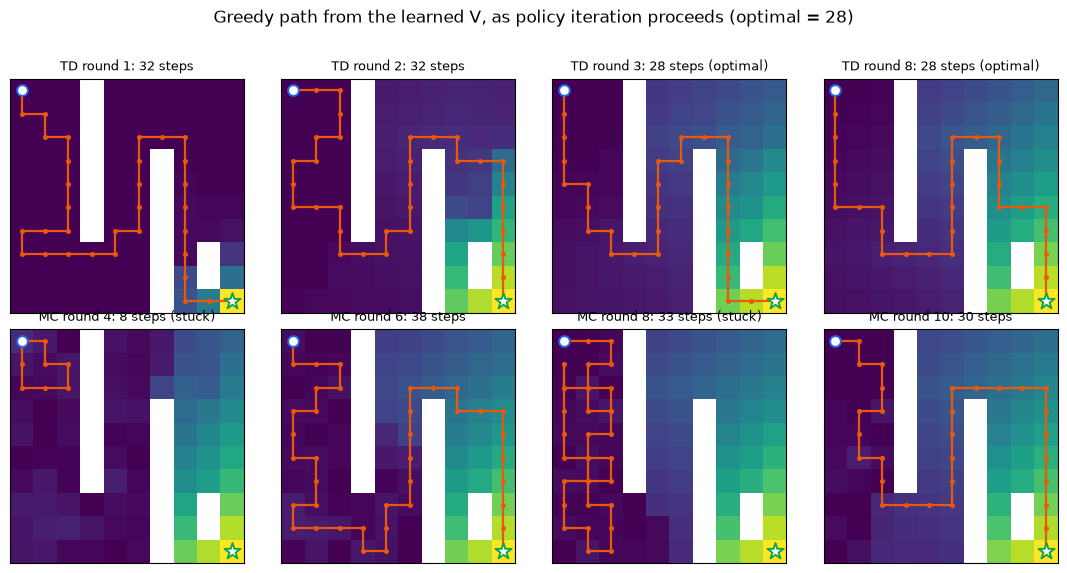
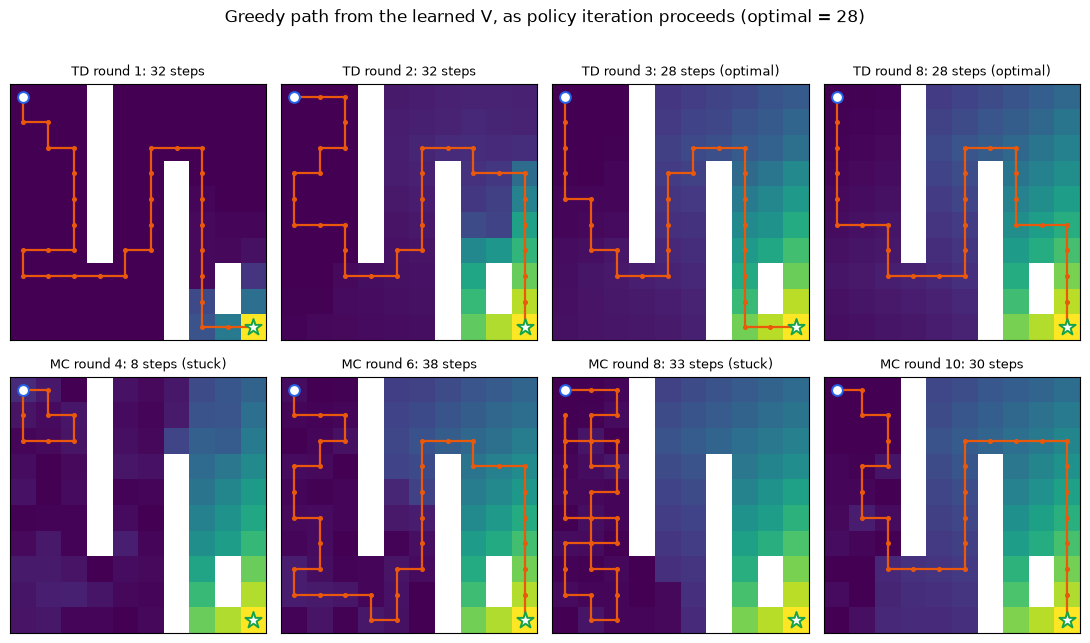
Unified diff of the notebook cell whose output changed from the first chart to the second:
--- before
+++ after
@@ -71,5 +71,5 @@
     ax.set_title(title, fontsize=9); ax.set_xticks([]); ax.set_yticks([])
 
-fig, axes = plt.subplots(2, 4, figsize=(11, 5.8))
+fig, axes = plt.subplots(2, 4, figsize=(11, 6.6))
 for j, r in enumerate([1, 2, 3, 8]):
     k, p, ok, V = td[r - 1]
@@ -79,3 +79,3 @@
     panel(axes[1, j], V, p, ok, f"MC round {k}: {len(p)-1} steps" + ("" if ok else " (stuck)"))
 fig.suptitle("Greedy path from the learned V, as policy iteration proceeds (optimal = %d)" % SHORT, fontsize=12)
-plt.tight_layout(rect=[0, 0, 1, 0.96]); plt.show()
+plt.tight_layout(rect=[0, 0, 1, 0.95], h_pad=3.4); plt.show()

Commit: Topic 10: add row spacing in path-learning figure (MC/TD titles no longer overlap)